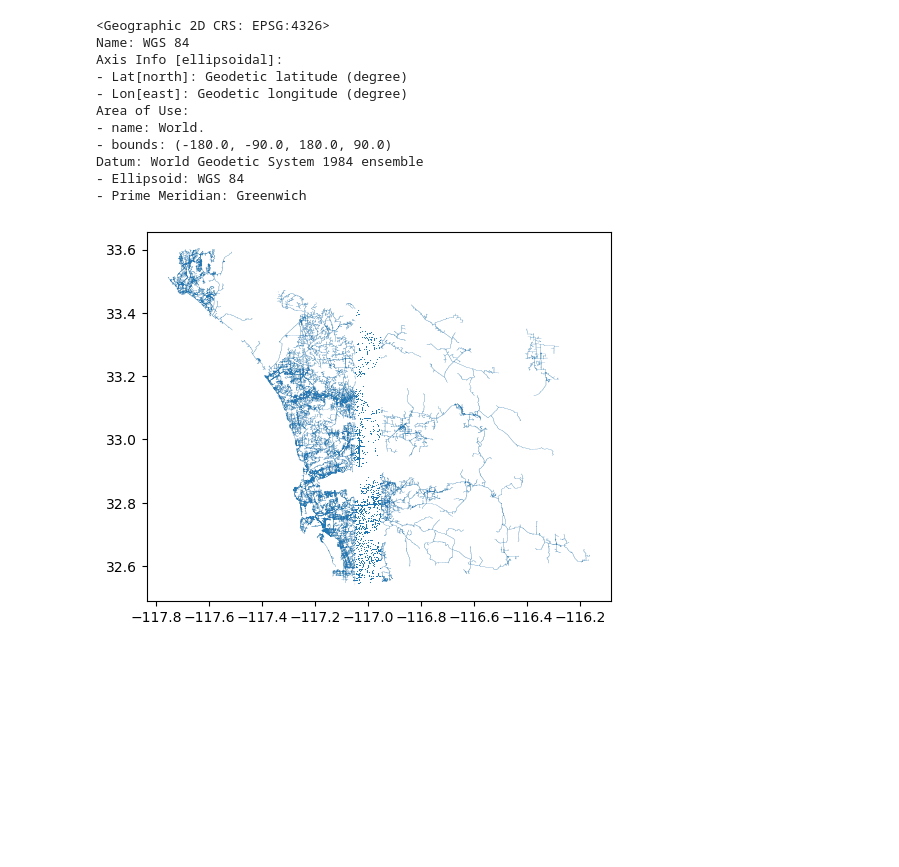
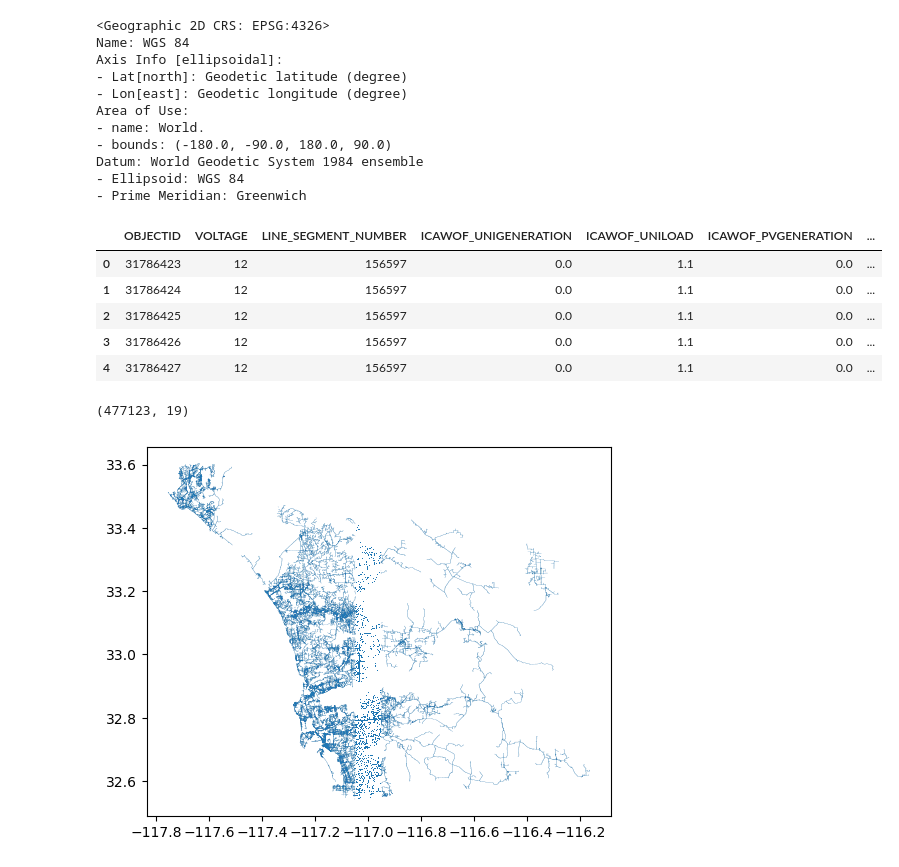
Before and after one commit to sofiiir/SDG-E, a Jupyter notebook: sdge_feeder_line.ipynb, the cells around one changed output. Cells and saved outputs as stored; diff of their text form; code cells hidden in the pictures; blank space fills up the shorter version.

Commit message:
Difference in ICAW load and generation capacity

```diff
--- a/sdge_feeder_line.ipynb
+++ b/sdge_feeder_line.ipynb
@@ -29,6 +32,20 @@ Area of Use:
 Datum: World Geodetic System 1984 ensemble
 - Ellipsoid: WGS 84
 - Prime Meridian: Greenwich
+# %%
+sdge_load_capacity.head()
+# %% [output]
+|  | OBJECTID | VOLTAGE | LINE_SEGMENT_NUMBER | ICAWOF_UNIGENERATION | ICAWOF_UNILOAD | ICAWOF_PVGENERATION | ... |
+| 0 | 31786423 | 12 | 156597 | 0.0 | 1.1 | 0.0 | ... |
+| 1 | 31786424 | 12 | 156597 | 0.0 | 1.1 | 0.0 | ... |
+| 2 | 31786425 | 12 | 156597 | 0.0 | 1.1 | 0.0 | ... |
+| 3 | 31786426 | 12 | 156597 | 0.0 | 1.1 | 0.0 | ... |
+| 4 | 31786427 | 12 | 156597 | 0.0 | 1.1 | 0.0 | ... |
+# %%
+# dataframe size
+sdge_load_capacity.shape
+# %% [output]
+(477123, 19)
 # %%
 # initial plot of load capacity
 fig, ax = plt.subplots()
```
Also changed, not shown: parts of 8 cells of this notebook.
